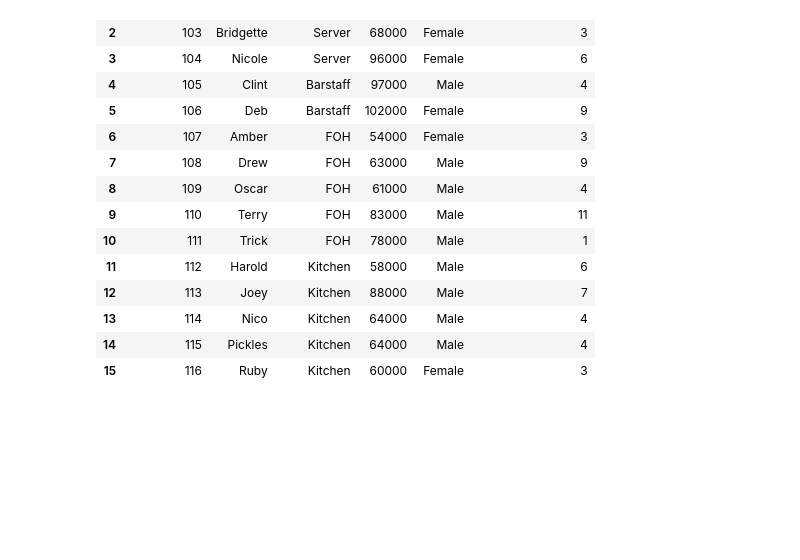
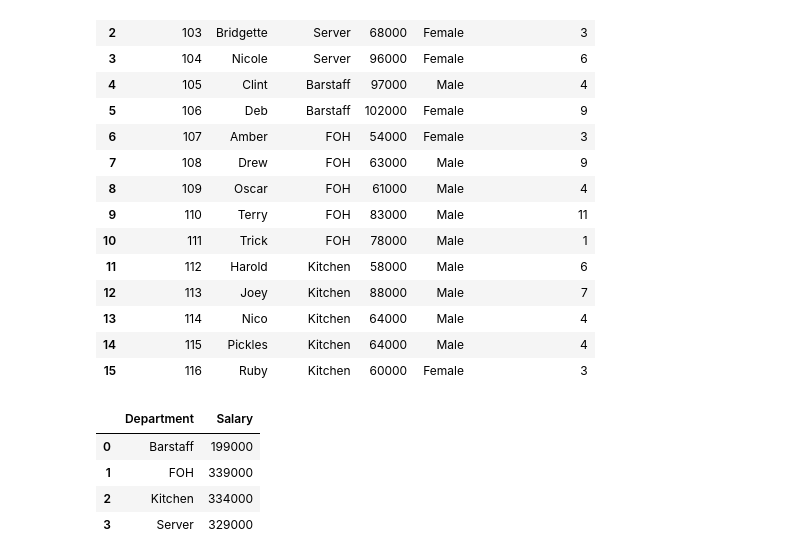
Before and after one commit to collinmfarmer/Mod2-Week4-Assign4, a Jupyter notebook: Plot_plot_plot.ipynb, the cells around one changed output. Saved outputs shown, nothing was run; the diff lists cells and outputs as text; code cells hidden in the pictures; blank space fills up the shorter version.

```diff
--- a/Plot_plot_plot.ipynb
+++ b/Plot_plot_plot.ipynb
@@ -39,3 +39,15 @@ df
 | 13 | 114 | Nico | Kitchen | 64000 | Male | 4 |
 | 14 | 115 | Pickles | Kitchen | 64000 | Male | 4 |
 | 15 | 116 | Ruby | Kitchen | 60000 | Female | 3 |
+# %%
+#grouped departments by sum of salary
+
+grouped_dept = df.groupby("Department").agg({"Salary" : "sum"})
+grouped_dept = grouped_dept.reset_index()
+grouped_dept
+# %% [output]
+|  | Department | Salary |
+| 0 | Barstaff | 199000 |
+| 1 | FOH | 339000 |
+| 2 | Kitchen | 334000 |
+| 3 | Server | 329000 |
```
Also changed, not shown: parts of 1 cell of this notebook.
